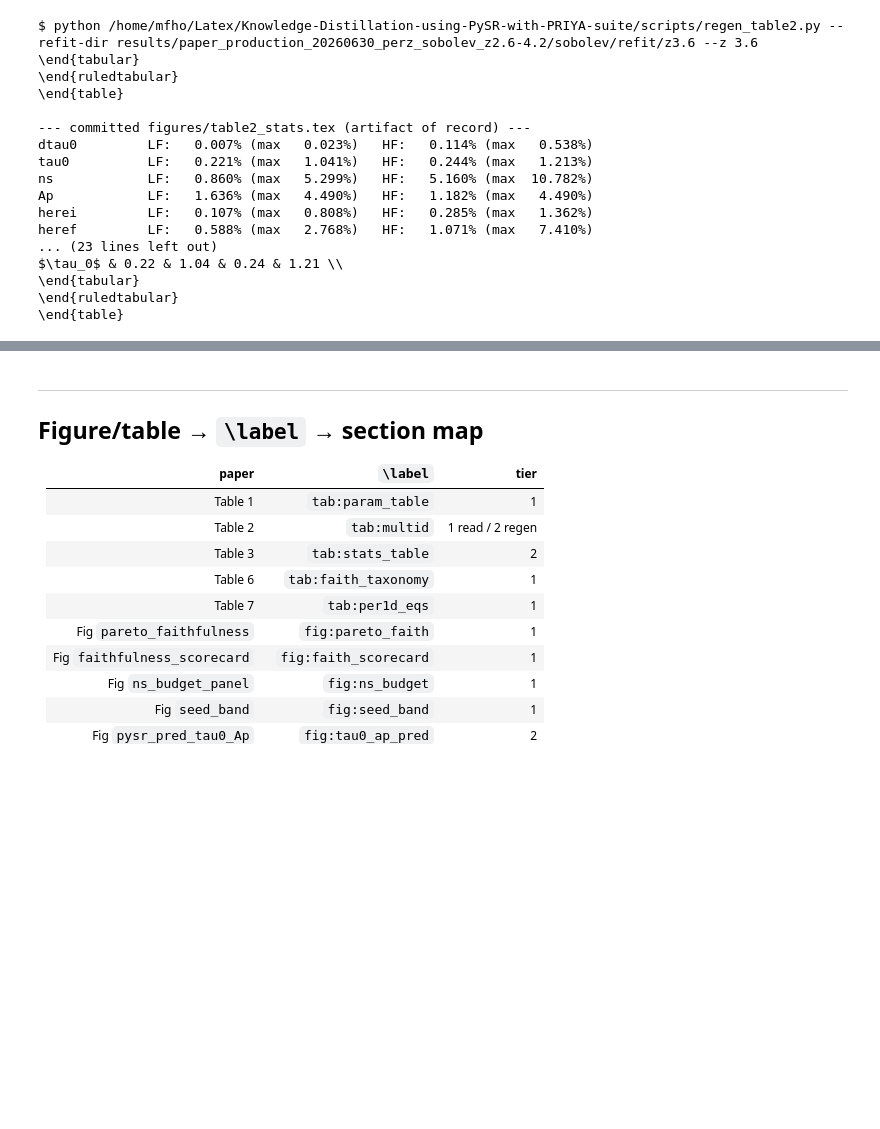
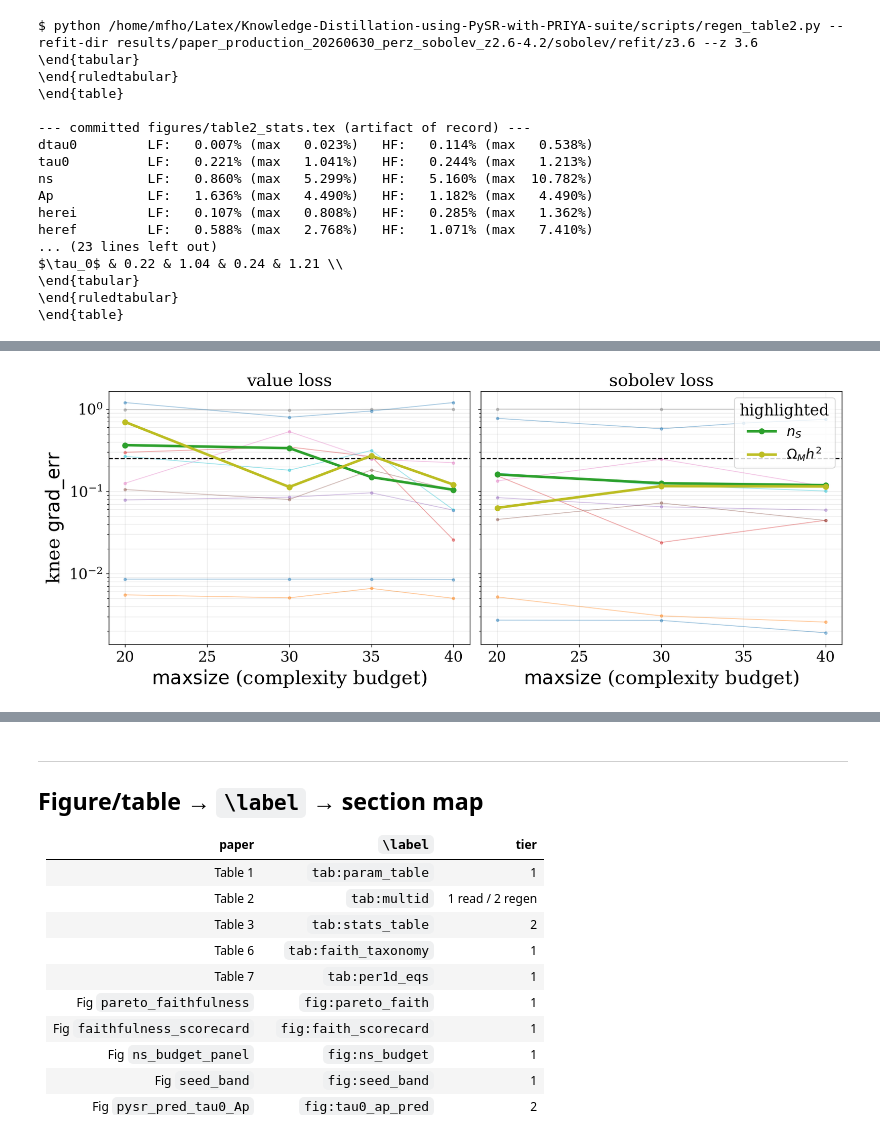
Before and after one commit to jibanCat/lya1d_priya_forecast, a Jupyter notebook: notebooks/reproduce_paper.ipynb, the cells around one changed output, grey strips where cells are left out. Cells and saved outputs as stored; diff of their text form; code cells hidden in the pictures; blank space fills up the shorter version.

```diff
--- a/notebooks/reproduce_paper.ipynb
+++ b/notebooks/reproduce_paper.ipynb
@@ -298,0 +309,5 @@ $\tau_0$ & 0.22 & 1.04 & 0.24 & 1.21 \\
+# %%
+with pf.paper_style(usetex=False):
+    show(pf.plot_maxsize_sensitivity(run))
+# %% [output]
+[figure, added]
```
Also changed, not shown: parts of 4 cells of this notebook.
